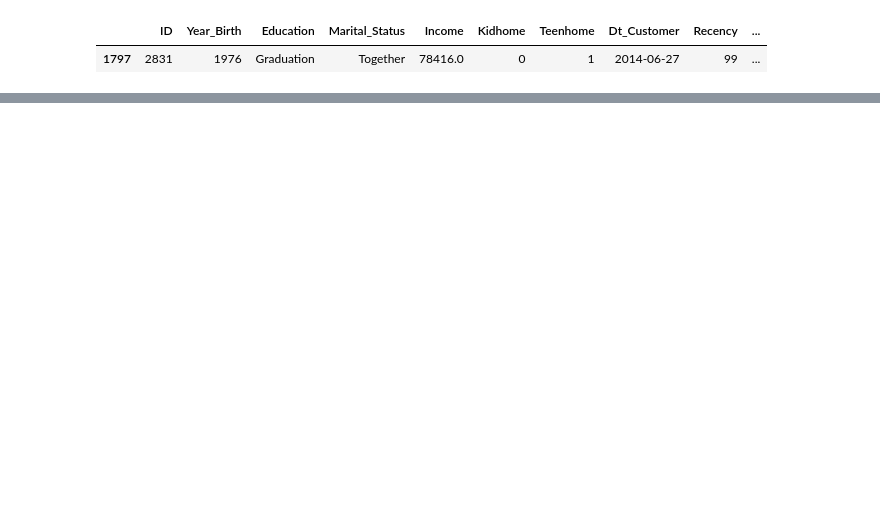
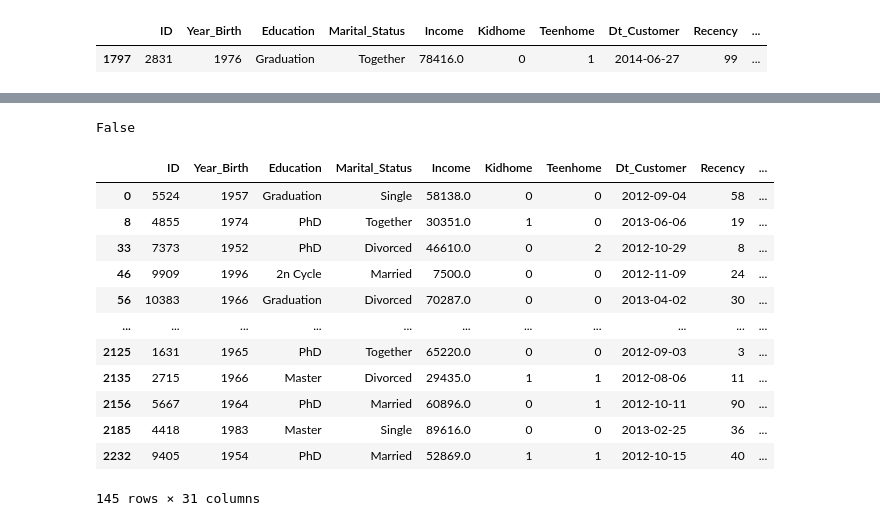
Before and after one commit to renanfmoises/consumer-behavior-analytics, a Jupyter notebook: notebooks/02. Consumer Behavior Analytics - Data Analysis.ipynb, the cells around one changed output, grey strips where cells are left out. Drawn from its saved outputs; the diff is of its cells as text; code cells hidden in the pictures; blank space fills up the shorter version.

```diff
--- a/notebooks/02. Consumer Behavior Analytics - Data Analysis.ipynb
+++ b/notebooks/02. Consumer Behavior Analytics - Data Analysis.ipynb
@@ -440,0 +492,21 @@ sns.distplot(ccustomers['Age']);
+# %%
+np.logical_and(purchase_flow['total'] == 0,
+               ccustomers['Response'] == 0).all()
+# %% [output]
+False
+# %%
+ccustomers[(purchase_flow['total'] == 0) & (ccustomers['Response'] == 1)]
+# %% [output]
+|  | ID | Year_Birth | Education | Marital_Status | Income | Kidhome | Teenhome | Dt_Customer | Recency | ... |
+| 0 | 5524 | 1957 | Graduation | Single | 58138.0 | 0 | 0 | 2012-09-04 | 58 | ... |
+| 8 | 4855 | 1974 | PhD | Together | 30351.0 | 1 | 0 | 2013-06-06 | 19 | ... |
+| 33 | 7373 | 1952 | PhD | Divorced | 46610.0 | 0 | 2 | 2012-10-29 | 8 | ... |
+| 46 | 9909 | 1996 | 2n Cycle | Married | 7500.0 | 0 | 0 | 2012-11-09 | 24 | ... |
+| 56 | 10383 | 1966 | Graduation | Divorced | 70287.0 | 0 | 0 | 2013-04-02 | 30 | ... |
+| ... | ... | ... | ... | ... | ... | ... | ... | ... | ... | ... |
+| 2125 | 1631 | 1965 | PhD | Together | 65220.0 | 0 | 0 | 2012-09-03 | 3 | ... |
+| 2135 | 2715 | 1966 | Master | Divorced | 29435.0 | 1 | 1 | 2012-08-06 | 11 | ... |
+| 2156 | 5667 | 1964 | PhD | Married | 60896.0 | 0 | 1 | 2012-10-11 | 90 | ... |
+| 2185 | 4418 | 1983 | Master | Single | 89616.0 | 0 | 0 | 2013-02-25 | 36 | ... |
+| 2232 | 9405 | 1954 | PhD | Married | 52869.0 | 1 | 1 | 2012-10-15 | 40 | ... |
+145 rows × 31 columns
```
Also changed, not shown: parts of 65 cells of this notebook.
